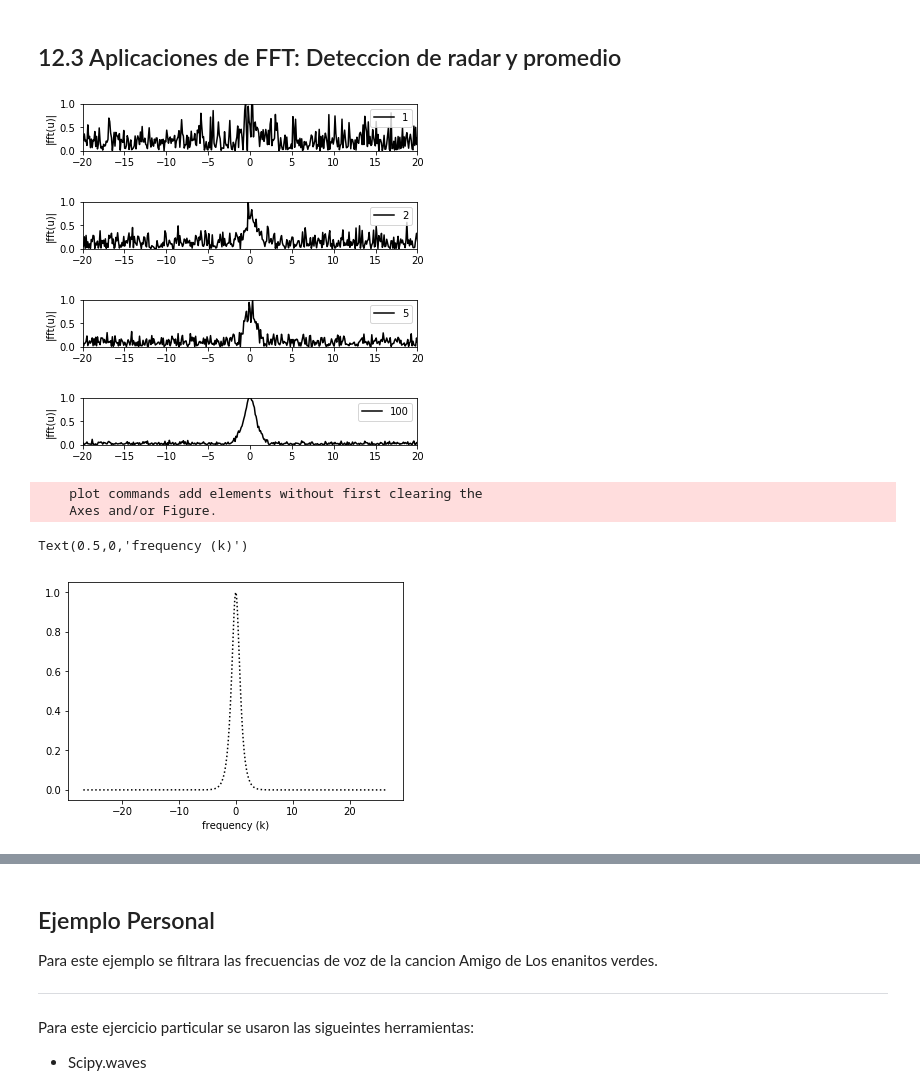
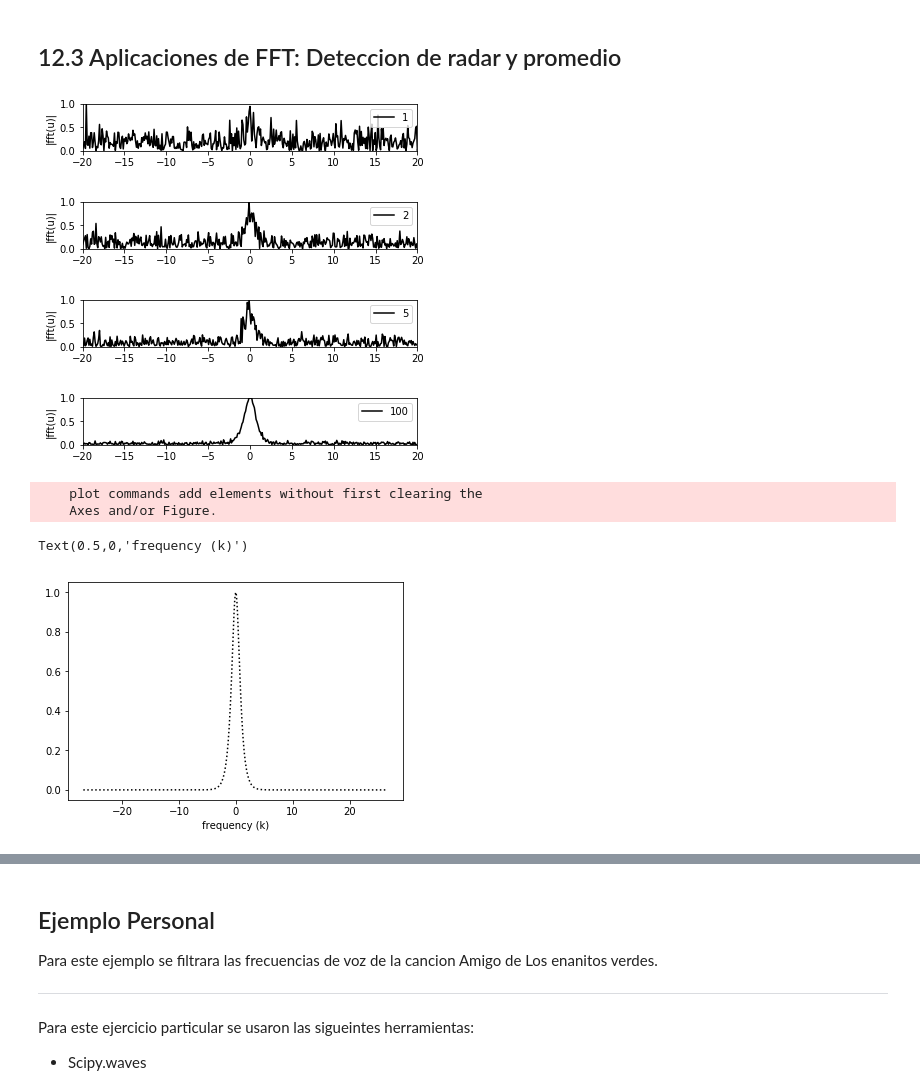
Before and after one commit to OscarEMejia/Herramientas-Computacionales, a Jupyter notebook: Taller_4/Taller_4.ipynb, the cells around one changed output, grey strips where cells are left out. Cells and saved outputs as stored; diff of their text form; code cells hidden in the pictures.

```diff
--- a/Taller_4/Taller_4.ipynb
+++ b/Taller_4/Taller_4.ipynb
@@ -345,15 +345,17 @@ show()
 # %% [markdown]
 ## 12.3 Aplicaciones de FFT: Deteccion de radar y promedio
+# %%
+L=30
+n=512
+t2=np.linspace(-L,L,n+1)
+t=t2[0:n-1]
+t=np.array(t)
+
+ik=np.linspace(0,n/2-1,n/2)
+ik2=np.linspace(-n/2,-1,n/2-1)
+ik=np.array(np.concatenate((ik,ik2)))
 # %%
-L=30
-n=512
-t2=np.linspace(-L,L,n+1)
-t=t2[0:n]
-t=np.array(t)
 
-ik=np.linspace(0,n/2-1,n/2)
-ik2=np.linspace(-n/2,-1,n/2)
-ik=np.array(np.concatenate((ik,ik2)))
 
 k=(2*np.pi/(2*L))*(ik)
 ks=fftshift(k)
@@ -365,49 +367,49 @@ realize = np.array([1,2,5,100])
 
 for jj, b in enumerate(realize):
         u=1/cosh(t)
-        utn=np.zeros((b,n))
-        ave=np.zeros((1,n))
+        utn=np.zeros((b,n-1))
+        ave=np.zeros((1,n-1))
 
         ut=fft(u)
-        dat=np.zeros((b,n))
-        un=np.zeros((b,n))
+        dat=np.zeros((b,n-1))
+        un=np.zeros((b,n-1))
 
         for j in range(0,b):
             r=[]
             im=[]
 
 
-            for i in range(0,n):
+            for i in range(0,n-1):
                 r.append(random.randn())
                 im.append(1j*random.randn())
 
             r=np.array(r)
             im=np.array(im)
             utn[j,:]= ut + noise*(r + im)
             ave=ave+utn[j,:]
 
             dat[j,:]= abs(fftshift(utn[j,:]))/(max(abs(utn[j,:])))
             un[j,:]=ifft(utn[j,:])
 
         ave=abs(fftshift(ave))/b
 
         subplot(4,1,jj+1)
         plot(ks,ave[0,:]/max(ave[0,:]),'k',label=b)
 
         xlim(-20, 20)
         ylim(0, 1)
 
         legend(loc='upper right')
         ylabel('|fft(u)|')
         show()
 
 hold(True)
 plot(ks,abs(np.fft.fftshift(ut))/max(abs(ut)),'k:')
 xlabel('frequency (k)')
 # %% [output]
-[figure, old version]
+[figure, new version]
-[figure, old version]
+[figure, new version]
-[figure, old version]
+[figure, new version]
 [figure]
     plot commands add elements without first clearing the
     Axes and/or Figure.
```
Also changed, not shown: parts of 14 cells of this notebook.
